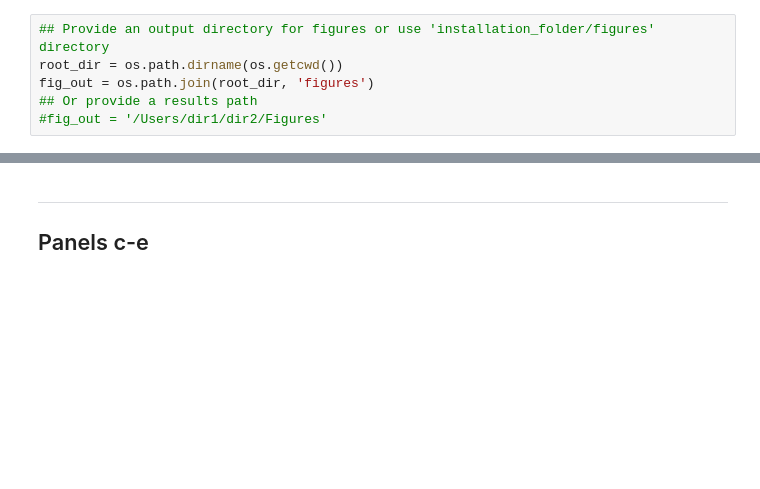
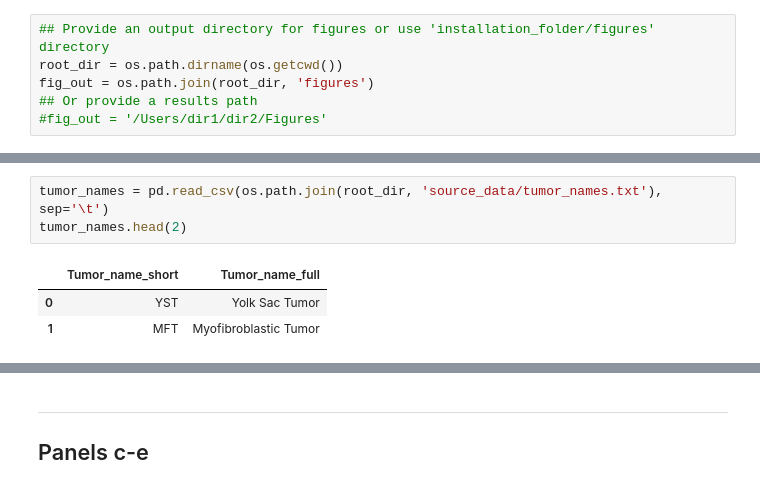
Before and after one commit to shlienlab/mutsigs_therapy, a Jupyter notebook: notebooks/MainFig_1.ipynb, the cells around one changed output, grey strips where cells are left out. Drawn from its saved outputs; the diff is of its cells as text; blank space fills up the shorter version.

```diff
--- a/notebooks/MainFig_1.ipynb
+++ b/notebooks/MainFig_1.ipynb
@@ -30,3 +65,10 @@ fig_out = os.path.join(root_dir, 'figures')
+# %%
+tumor_names = pd.read_csv(os.path.join(root_dir, 'source_data/tumor_names.txt'), sep='\t')
+tumor_names.head(2)
+# %% [output]
+|  | Tumor_name_short | Tumor_name_full |
+| 0 | YST | Yolk Sac Tumor |
+| 1 | MFT | Myofibroblastic Tumor |
 # %%
 import pandas as pd
 import matplotlib.pyplot as plt
```
Also changed, not shown: parts of 50 cells of this notebook, 12 other files.
